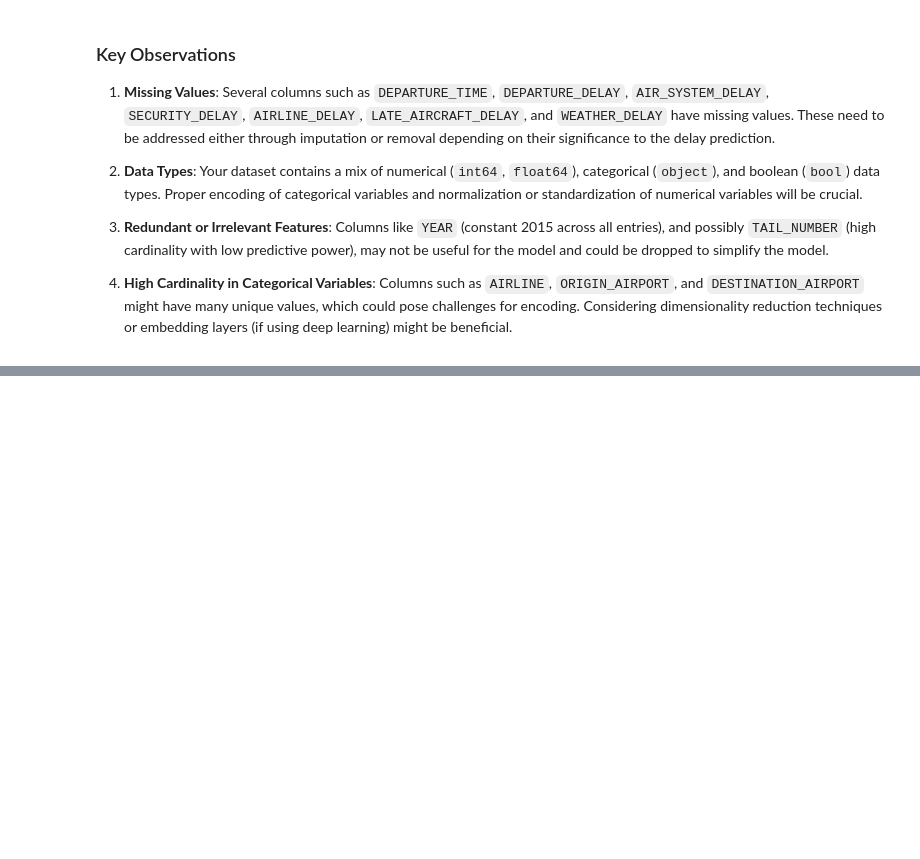
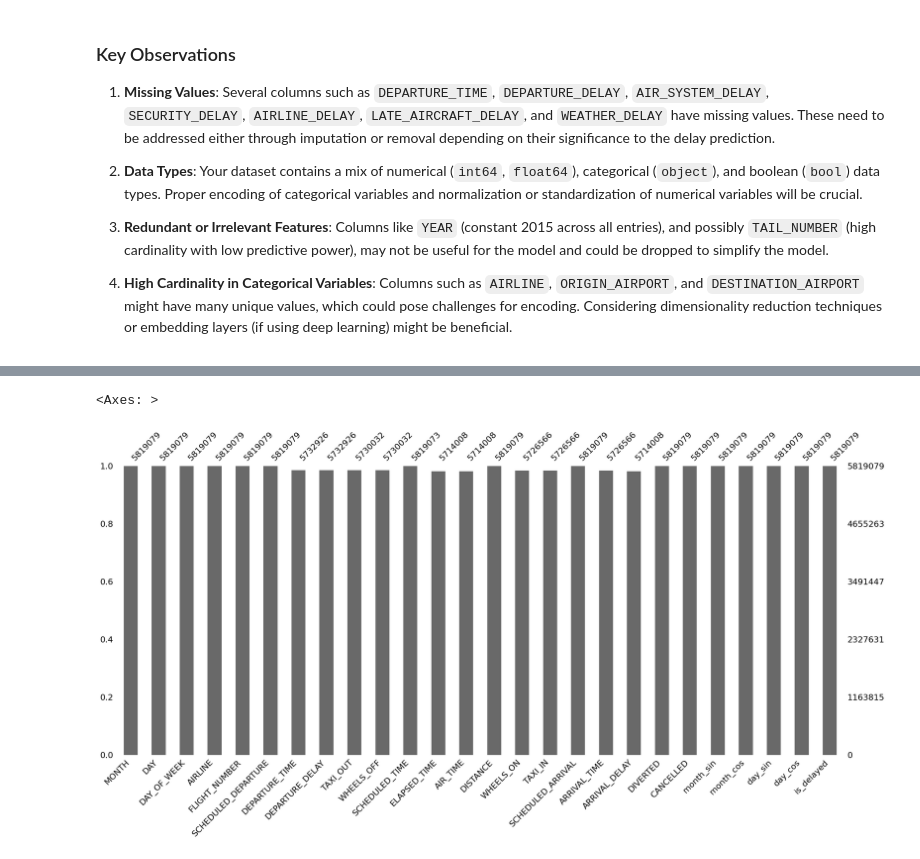
Before and after one commit to MarceloDL-A/google_colab_Shopee, a Jupyter notebook: Cópia_de_D&N_Teste_de_Conhecimentos_em_Dados.ipynb, the cells around one changed output, grey strips where cells are left out. Cells and saved outputs as stored; diff of their text form; code cells hidden in the pictures; blank space fills up the shorter version.

```diff
--- a/Cópia_de_D&N_Teste_de_Conhecimentos_em_Dados.ipynb
+++ b/Cópia_de_D&N_Teste_de_Conhecimentos_em_Dados.ipynb
@@ -893,0 +883,28 @@ ROC AUC Score: 0.5004826065284308
+# %%
+
+
+# Assuming 'flights_data' is your DataFrame loaded with data
+
+# Calculating the percentage of missing values
+missing_values = flights_data.isnull().mean() * 100
+print("Percentage of Missing Values per Column:\n", missing_values.sort_values(ascending=False))
+
+# Identifying columns where the percentage of missing values is greater than 50%
+high_missing_columns = missing_values[missing_values > 50].index.tolist()
+
+# Identifying the variability of columns
+variability = flights_data.nunique(dropna=False)
+print("Variability of Columns:\n", variability.sort_values())
+
+# Columns with constant or nearly constant values may not be useful
+low_variability_threshold = 1  # You can adjust this threshold based on your specific needs
+low_variability_columns = variability[variability <= low_variability_threshold].index.tolist()
+print("Columns with Low Variability:", low_variability_columns)
+
+# Combining criteria for removing columns: low variability, irrelevant columns, or high missing values
+# Instead of manually specifying 'YEAR', 'FLIGHT_NUMBER', 'TAIL_NUMBER', we generalize to any low variability columns
+columns_to_drop = set(low_variability_columns + high_missing_columns + high_cardinality_cols)
+
+# Removing the identified columns from the DataFrame
+flights_data = flights_data.drop(columns=list(columns_to_drop))
+print("Columns Dropped:", columns_to_drop)
@@ -893,0 +929,6 @@ ROC AUC Score: 0.5004826065284308
+# %%
+# Missing values
+mn.bar(flights_data)
+# %% [output]
+<Axes: >
+[figure, added]
```
Also changed, not shown: parts of 26 cells of this notebook.
